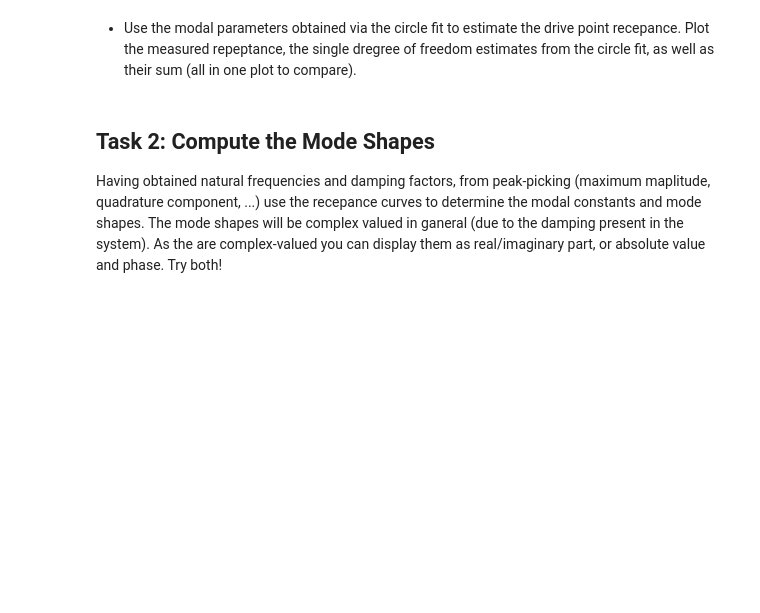
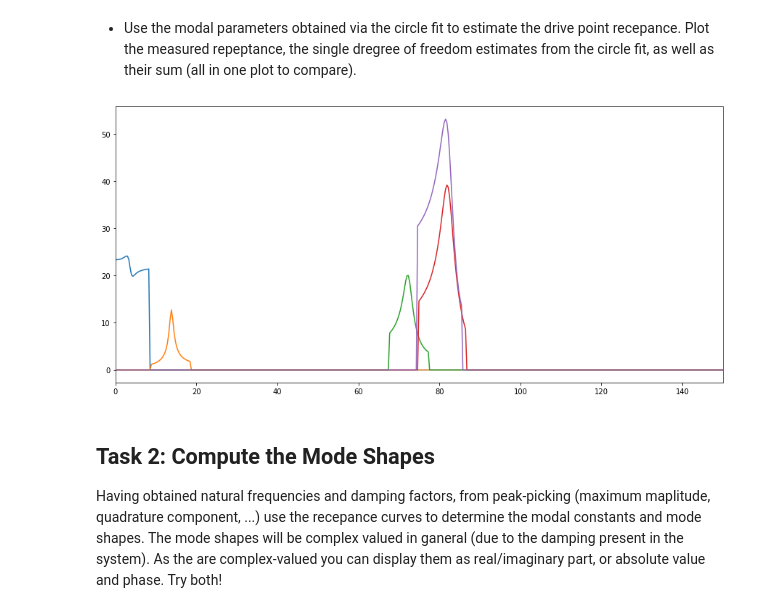
Before and after one commit to phmandl/modalanalyse, a Jupyter notebook: HW5/Max/5_IdentificationMethods_template.ipynb, the cells around one changed output. Cells and saved outputs as stored; diff of their text form; code cells hidden in the pictures; blank space fills up the shorter version.

Commit message:
update to circle fitting algorithm

```diff
--- a/HW5/Max/5_IdentificationMethods_template.ipynb
+++ b/HW5/Max/5_IdentificationMethods_template.ipynb
@@ -506,0 +494,35 @@ Modal Constant:  (179.53665912663178+49.60104367489377j)
+# %%
+frequency_indexes = np.array([[0,26],
+                             [27,57],
+                             [206,236],
+                             [228,264],
+                             [227,261]
+                             ])
+
+wk_all = np.zeros(len(frequency_indexes), dtype = float)
+zeta_k_all = np.zeros(len(frequency_indexes), dtype = float)
+C_k_all = np.zeros(len(frequency_indexes), dtype = complex)
+D_k_all = np.zeros(len(frequency_indexes), dtype = complex)
+H_w_all = np.zeros((len(frequency_indexes),len(frequencies)), dtype = complex)
+
+for i,v in enumerate(frequency_indexes) :
+    lower_idx = v[0]
+    upper_idx = v[1]
+
+    w = frequencies[lower_idx:upper_idx]
+    receptance = P05_receptance[lower_idx:upper_idx]
+
+    # Toggle plots ON/Off with 0 or 1 as flag in Circle Fitting
+    [wk, zeta_k, C_k, D_k, H_w] = CircleFitting(receptance,w,0)
+
+    wk_all[i] = wk
+    zeta_k_all[i] = zeta_k
+    C_k_all[i] = C_k
+    D_k_all[i] = D_k
+    H_w_all[i,lower_idx:upper_idx] = H_w
+
+    print("------------------------- Peak " + str(i) + "-------------------------")
+    print("Natural Frequency: ", wk)
+    print("Damping Factor: ", zeta_k)
+    print("Modal Constant: ", C_k)
+    print()
@@ -518,5 +556,13 @@ np.exp(1j)
 # %% [markdown]
 * Use the modal parameters obtained via the circle fit to estimate the drive point recepance. Plot the measured repeptance, the single dregree of freedom estimates from the circle fit, as well as their sum (all in one plot to compare).
+# %%
+plt.figure(figsize = [15,7])
+plt.plot(frequencies,np.abs(H_w_all.transpose()))
+plt.xlim(0,150)
+# plt.ylim(0,10)
+plt.show()
+# %% [output]
+[figure, added]
 # %% [markdown]
 ## Task 2: Compute the Mode Shapes
 
```
Also changed, not shown: parts of 7 cells of this notebook.
